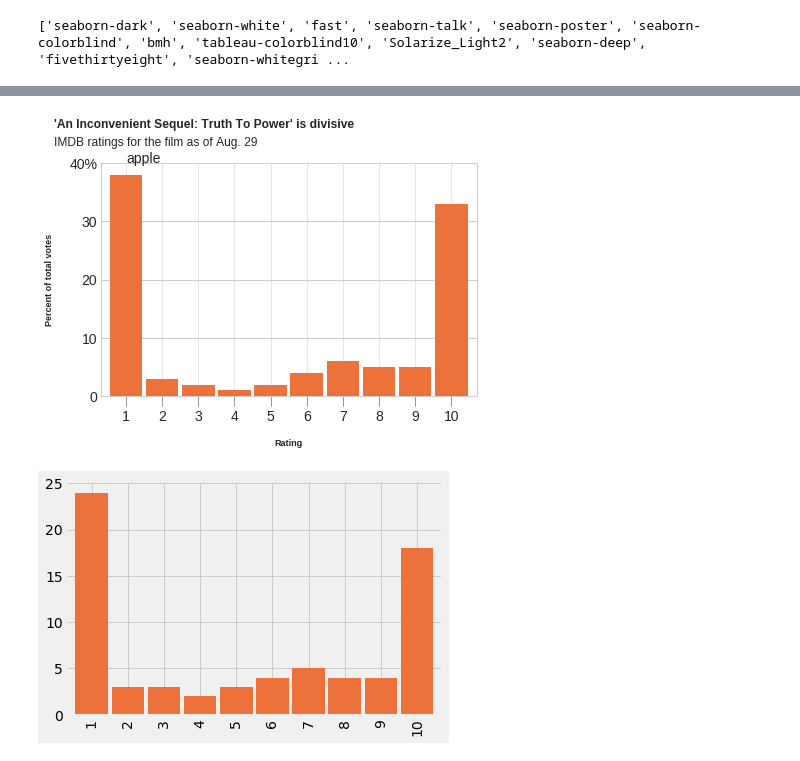
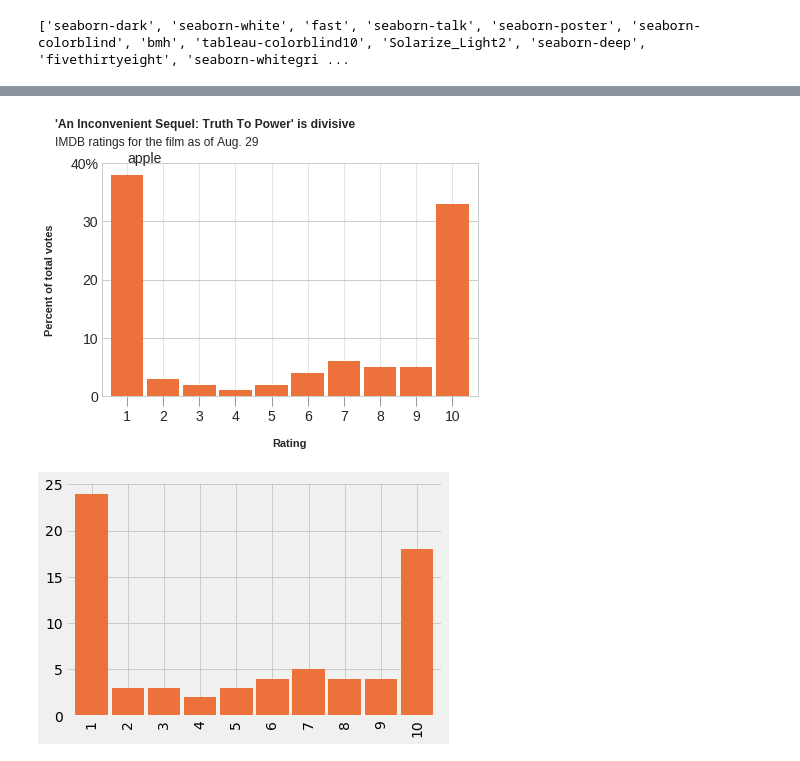
Before and after one commit to HeyLaxmi/DS-Unit-1-Sprint-1-Dealing-With-Data, a Jupyter notebook: Copy_of_LS_DS_123_Make_Explanatory_Visualizations.ipynb, the cells around one changed output, grey strips where cells are left out. Cells and saved outputs as stored; diff of their text form; code cells hidden in the pictures.

```diff
--- a/Copy_of_LS_DS_123_Make_Explanatory_Visualizations.ipynb
+++ b/Copy_of_LS_DS_123_Make_Explanatory_Visualizations.ipynb
@@ -341,30 +341,30 @@ display(example)
 # %%
 # background color
 plt.style.use('seaborn-whitegrid')
 plt.tick_params(axis='x', length=10, grid_linewidth=0.5, color='gray')
 
 fake = pd.Series([38, 3, 2, 1, 2, 4, 6, 5, 5, 33],
                  index=range(1,11))
 
 #bar chart color
 ax = fake.plot.bar(color='#ED713A', width=0.9)
 
 
 ax.text(s ='apple', y=40, x=0)
 ax.set_xticklabels(range(1,11), rotation=0)
 ax.set_yticks(range(0,50,10))
 ax.set_yticklabels(range(0,50,10))
 
 # Percent at 40
 plt.yticks((range(0,50,10)),('0', '10', '20', '30', '40%'))
 
-plt.ylabel(ylabel='Percent of total votes', fontsize=9, fontweight='bold', labelpad=15)
-plt.xlabel(xlabel='Rating', fontsize=9, fontweight='bold', labelpad=15);
+plt.ylabel(ylabel='Percent of total votes', fontsize=11, fontweight='bold', labelpad=15);
+plt.xlabel(xlabel='Rating', fontsize=11, fontweight='bold', labelpad=15);
 
 ax.text(x=-2, y=46, s="'An Inconvenient Sequel: Truth To Power' is divisive", fontweight="bold", fontsize='12')
 ax.text(x=-2, y=43, s="IMDB ratings for the film as of Aug. 29", fontsize=12);
 # %% [output]
-[figure, old version]
+[figure, new version]
 # %%
 fake = pd.Series([38, 3, 2, 1, 2, 4, 6, 5, 5, 33],
                  index=range(1,11))
```
